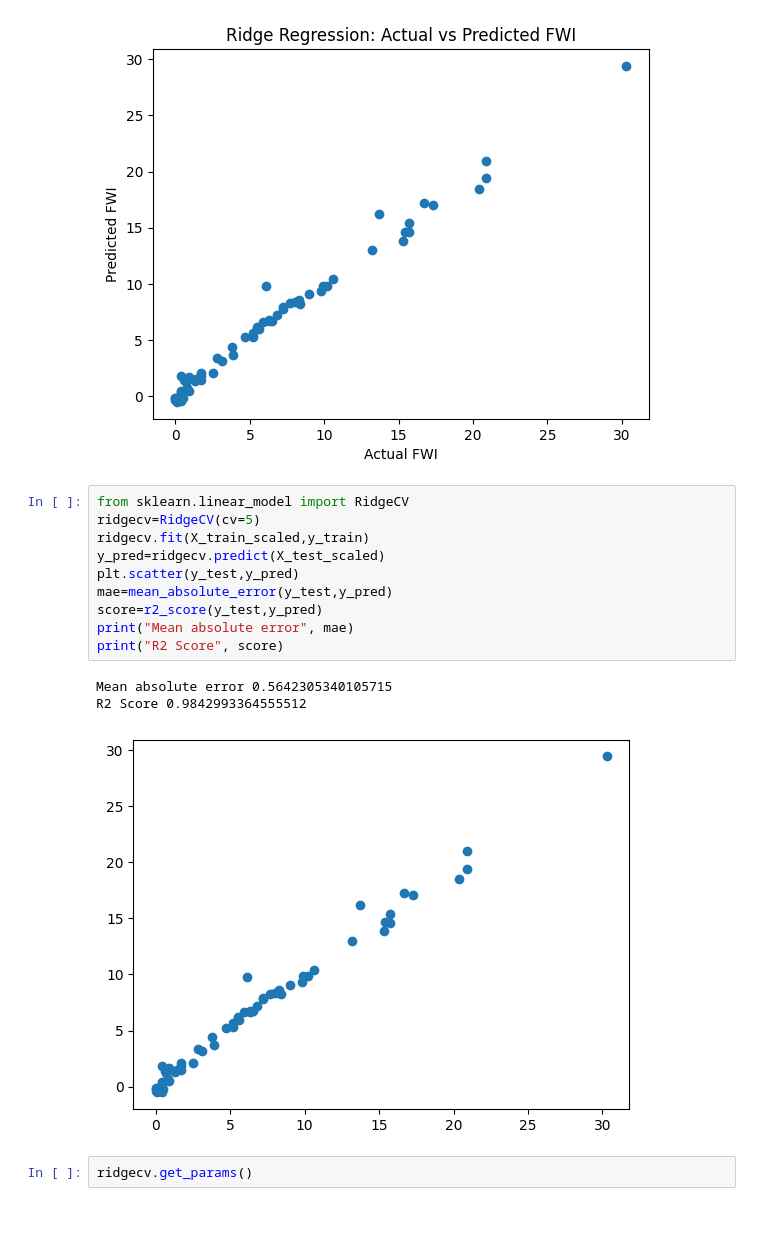
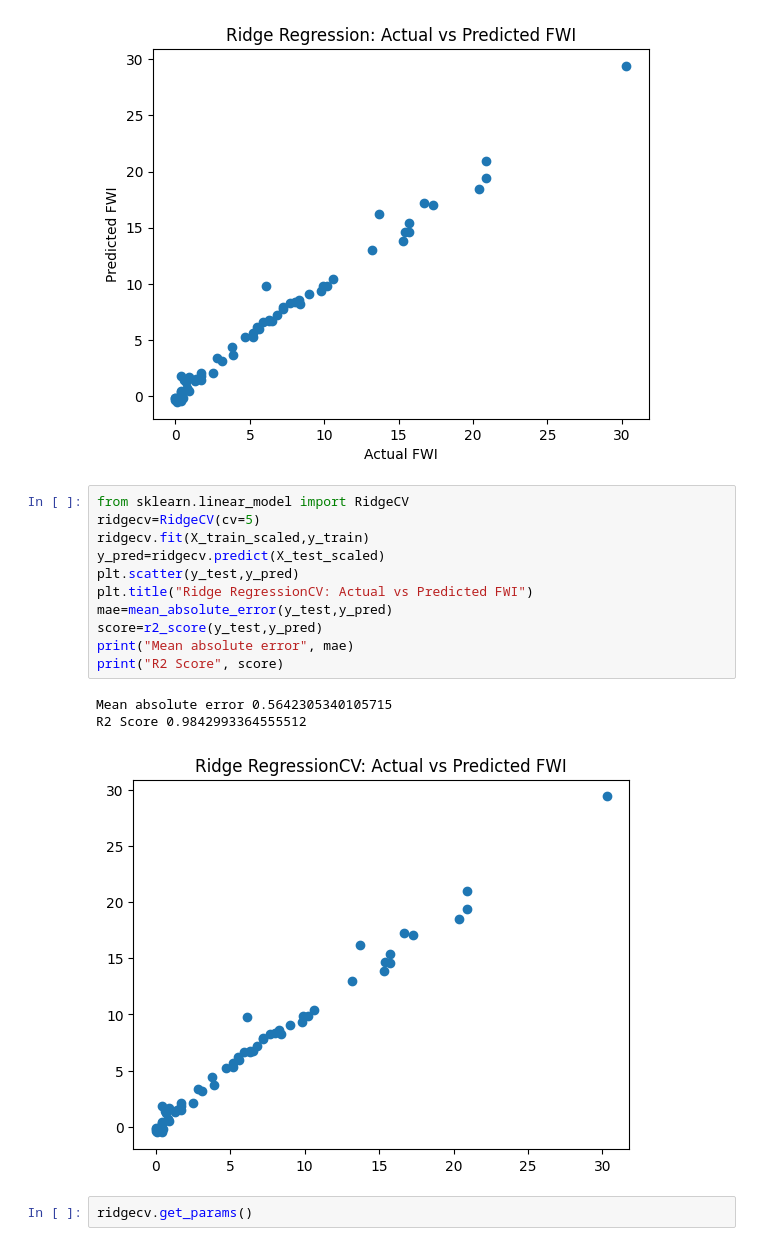
Before and after one commit to SurajK221b/algerian-fire-forest-eda-ml, a Jupyter notebook: phase02-model-training.ipynb, the cells around one changed output. Drawn from its saved outputs; the diff is of its cells as text; blank space fills up the shorter version.

```diff
--- a/Model Training.ipynb
+++ b/phase02-model-training.ipynb
@@ -313,17 +317,18 @@ R2 Score 0.9842993364555512
 # %%
 from sklearn.linear_model import RidgeCV
 ridgecv=RidgeCV(cv=5)
 ridgecv.fit(X_train_scaled,y_train)
 y_pred=ridgecv.predict(X_test_scaled)
 plt.scatter(y_test,y_pred)
+plt.title("Ridge RegressionCV: Actual vs Predicted FWI")
 mae=mean_absolute_error(y_test,y_pred)
 score=r2_score(y_test,y_pred)
 print("Mean absolute error", mae)
 print("R2 Score", score)
 # %% [output]
 Mean absolute error 0.5642305340105715
 R2 Score 0.9842993364555512
-[figure, old version]
+[figure, new version]
 # %%
 ridgecv.get_params()
 # %% [output]
```
Also changed, not shown: parts of 3 cells of this notebook, 16 other files.
